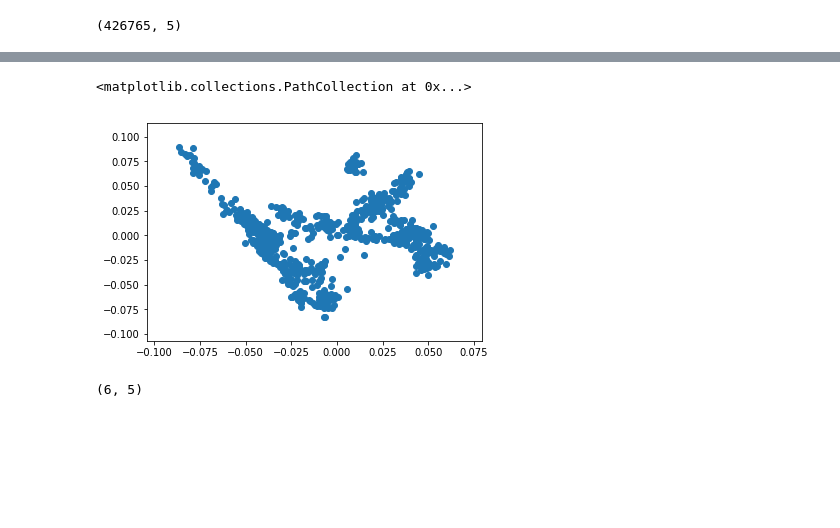
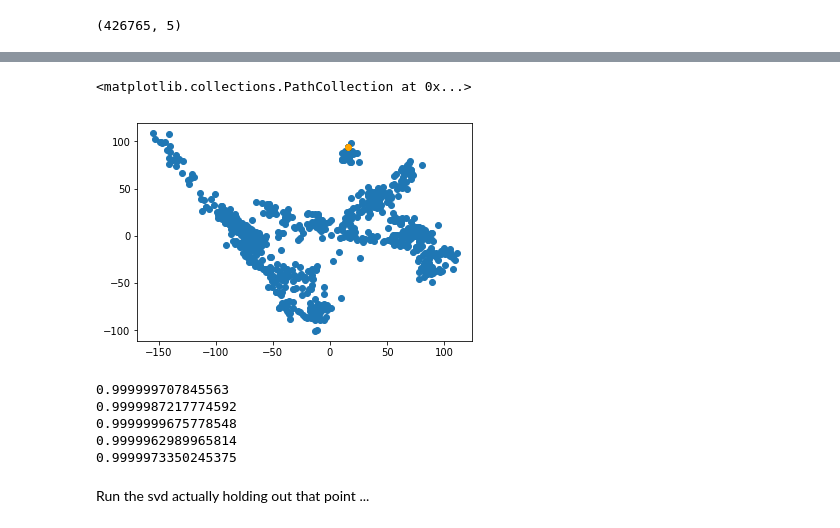
Before and after one commit to ChiChunLiu/pcshrink, a Jupyter notebook: notebooks/rank1-udpate.ipynb, the cells around one changed output, grey strips where cells are left out. Saved outputs shown, nothing was run; the diff lists cells and outputs as text; code cells hidden in the pictures; blank space fills up the shorter version.

```diff
--- a/notebooks/rank1-udpate.ipynb
+++ b/notebooks/rank1-udpate.ipynb
@@ -125,0 +104,10 @@ Wall time: 35.9 ms
+# %%
+tUp, tSp, tVpT = np.linalg.svd(K, full_matrices=False)
+#tUp, tVpT = svd_flip(tUp, tVpT)
+
+tUp = np.array(tUp[:, :k])
+tVp = np.array(tVpT.T[:, :k])
+Sp = np.array(np.diag(tSp[:k]))
+Up = np.array(np.bmat('U P') * tUp)
+Vp = np.array(np.bmat('V Q') * tVp)
+#Up, VpT = svd_flip(Up, Vp.T)
@@ -125,0 +116,7 @@ Wall time: 35.9 ms
+# %%
+UQ, UR = np.linalg.qr(Up)
+VQ, VR = np.linalg.qr(Vp)
+tUp, tSp, tVpT = np.linalg.svd(UR @ Sp @ VR.T, full_matrices=False)
+Up = UQ @ tUp
+Vp = VQ @ tVpT.T
+Up, VpT = svd_flip(Up, Vp.T)
@@ -126,11 +125,11 @@ Wall time: 35.9 ms
 # %%
-F = Up @ Sp
-F = F / np.linalg.norm(F, axis=0, ord=2)
-F.shape
+Fp = Up @ Sp
+Fp = Fp / np.linalg.norm(Fp, axis=0, ord=2)
+Fp.shape
 # %% [output]
 (426765, 5)
 # %%
 %%time
-L = (F.T @ Y).T
-L.shape
+Lp = (Fp.T @ Z[:, i]).T
+Lp.shape
 # %% [output]
@@ -144,9 +138,18 @@ plt.scatter(L[:,0], -L[:,1])
-# %%
-plt.scatter(Vp[:,0], Vp[:, 1])
-# %% [output]
-<matplotlib.collections.PathCollection at 0x...>
-[figure, removed]
-# %%
-tVp.shape
-# %% [output]
-(6, 5)
+# %%
+plt.scatter(L[:,0], L[:,1])
+plt.scatter(L[i, 0], L[i, 1], color="black")
+plt.scatter(Lp[0], Lp[1], color="orange")
+# %% [output]
+<matplotlib.collections.PathCollection at 0x...>
+[figure, added]
+# %%
+for r in range(k):
+    print(np.corrcoef(Fp[:, r], F[:, r])[0, 1])
+# %% [output]
+0.999999707845563
+0.9999987217774592
+0.9999999675778548
+0.9999962989965814
+0.9999973350245375
+# %% [markdown]
+Run the svd actually holding out that point ...
```
Also changed, not shown: parts of 25 cells of this notebook, 1 other file.
